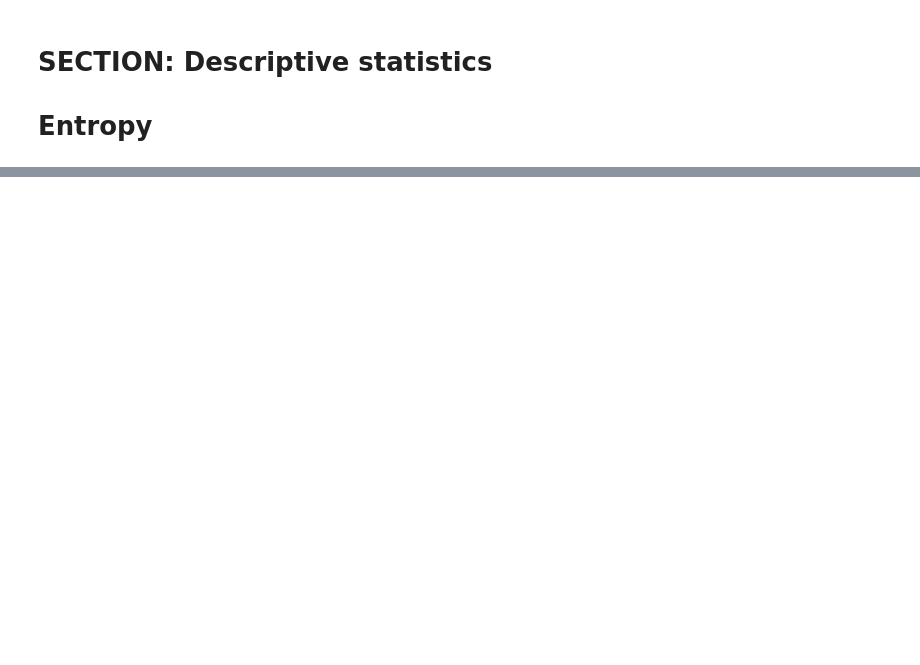
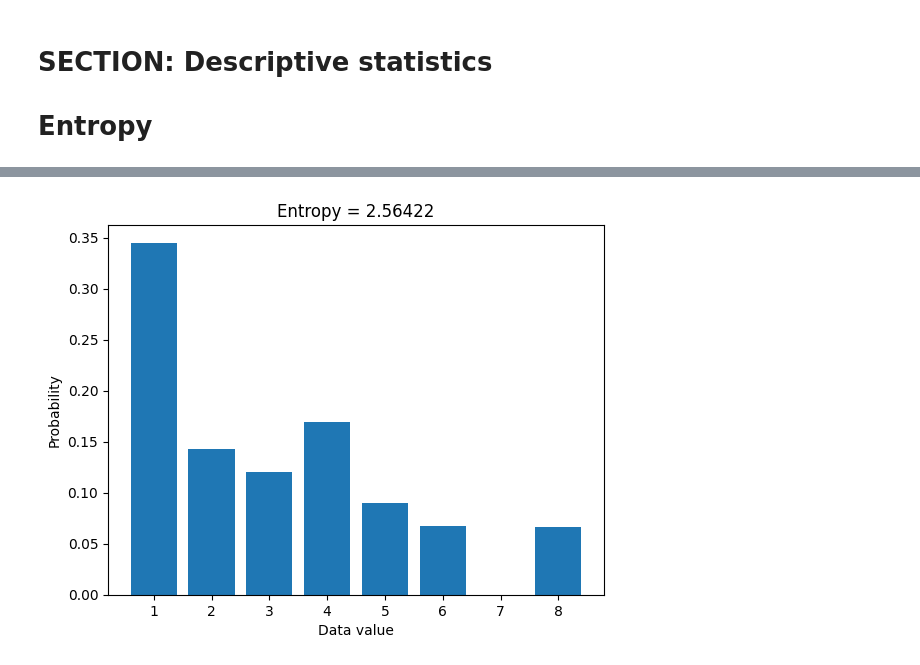
Before and after one commit to SiracencoSerghei/Statistics_and_ML, a Jupyter notebook: 2.2_descriptives/stats_descriptives_entropy.ipynb, the cells around one changed output, grey strips where cells are left out. Drawn from its saved outputs; the diff is of its cells as text; code cells hidden in the pictures; blank space fills up the shorter version.

```diff
--- a/2.2_descriptives/stats_descriptives_entropy.ipynb
+++ b/2.2_descriptives/stats_descriptives_entropy.ipynb
@@ -16,29 +21,30 @@ plt.plot(numbers,'o')
 # %%
 ## "discrete" entropy
 
-# generate data
-N = 1000
-numbers = np.ceil( 8*np.random.rand(N)**2 )
-
-
 # get counts and probabilities
-u = np.unique(numbers)
+u = [1,2,3,4,5,6,7,8]
+# u = np.unique(numbers)
 probs = np.zeros(len(u))
 
 for ui in range(len(u)):
     probs[ui] = sum(numbers==u[ui]) / N
 
 
 # compute entropy
+# entropee = -sum( probs*np.log2(probs) ) # divide by zero encountered in log2
 entropee = -sum( probs*np.log2(probs+np.finfo(float).eps) )
 
+# print(np.finfo(float).eps)
+# print(np.log2(probs))
 
 # plot
 plt.bar(u,probs)
 plt.title('Entropy = %g'%entropee)
 plt.xlabel('Data value')
 plt.ylabel('Probability')
 plt.show()
+# %% [output]
+[figure, added]
 # %%
 ## for random variables
 
```
Also changed, not shown: parts of 7 cells of this notebook.
